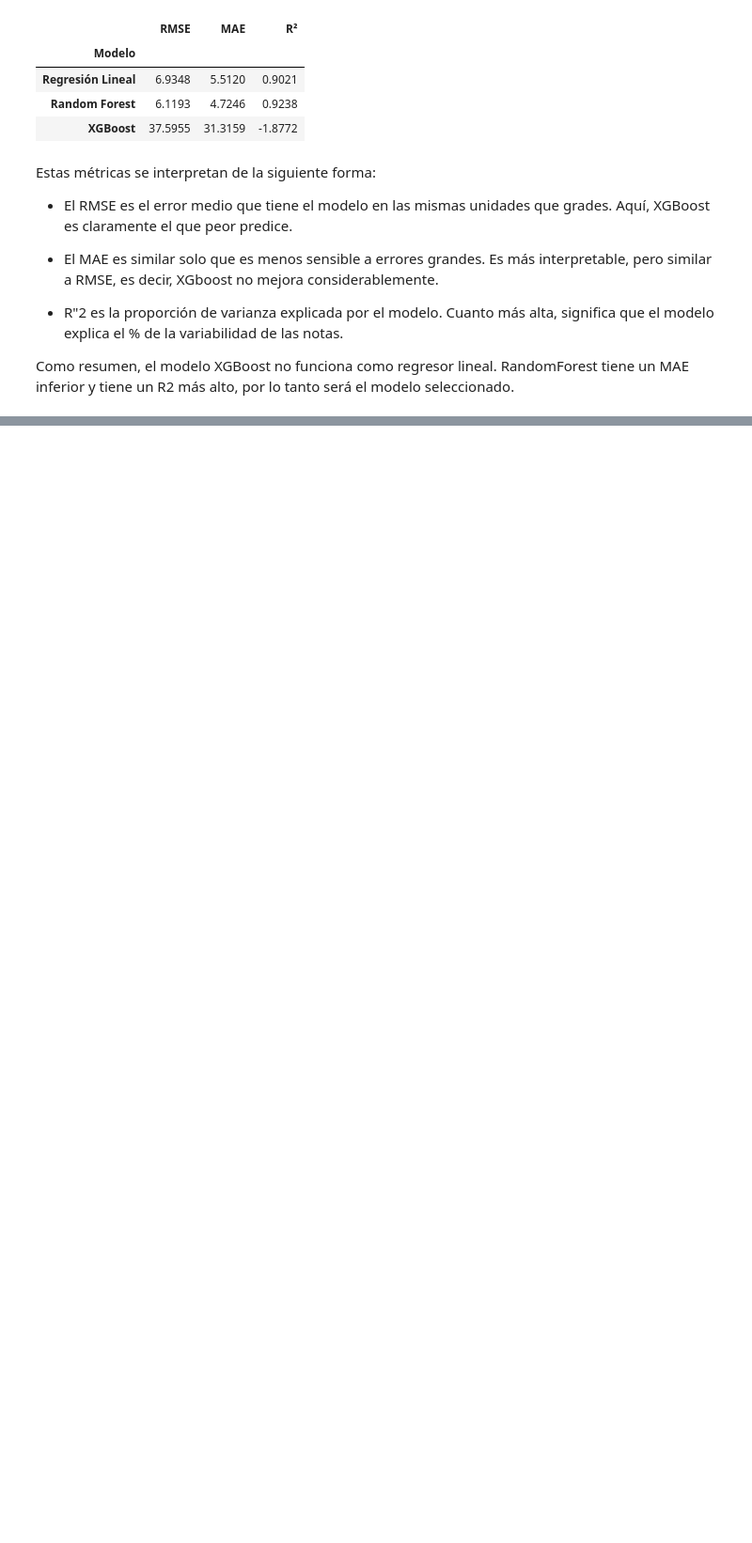
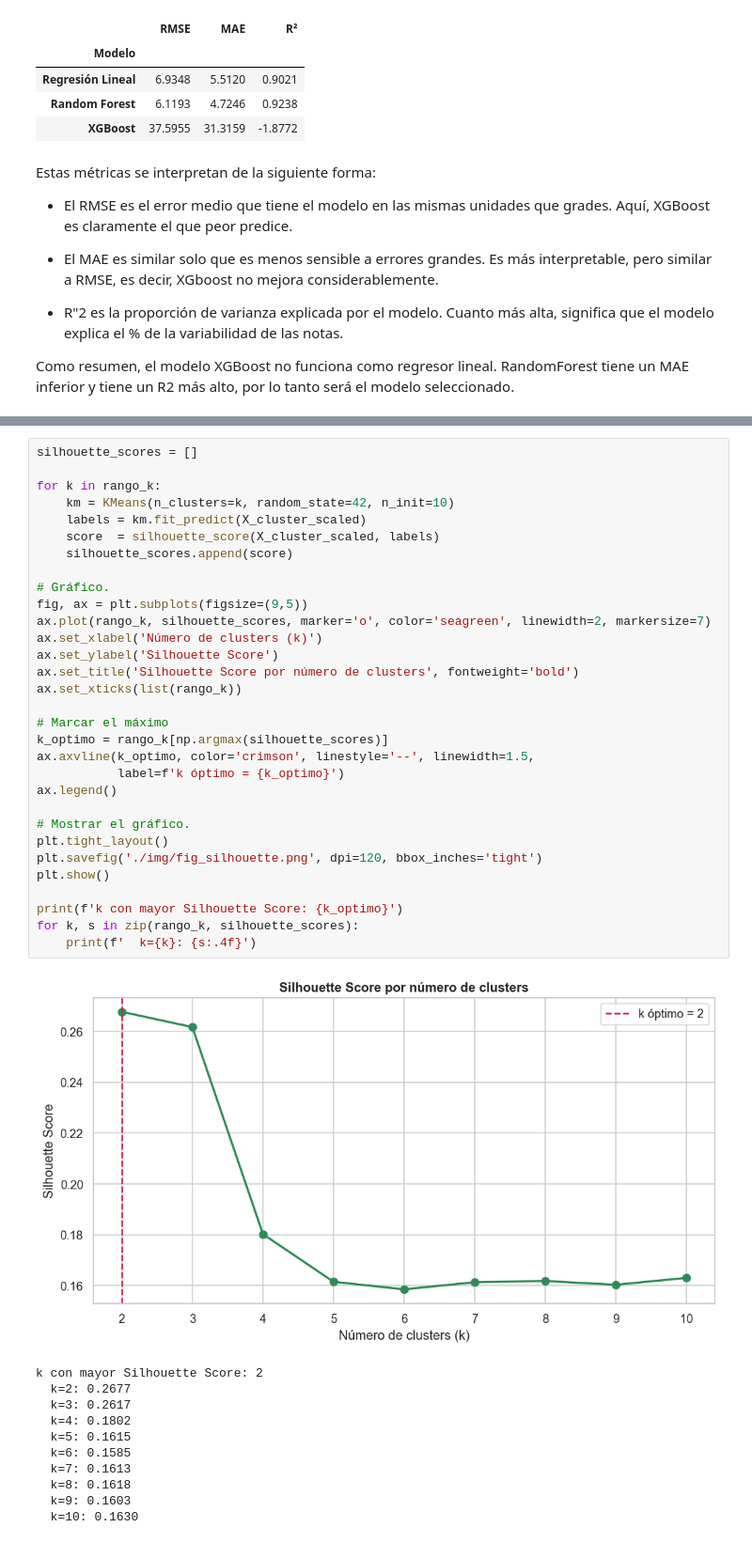
Before and after one commit to alegonzjur/GamingAcademicPerformance, a Jupyter notebook: 03_modelo_ml.ipynb, the cells around one changed output, grey strips where cells are left out. Shown at 94% size. Cells and saved outputs as stored; diff of their text form; blank space fills up the shorter version.

```diff
--- a/03_modelo_ml.ipynb
+++ b/03_modelo_ml.ipynb
@@ -432,0 +578,43 @@ Como resumen, el modelo XGBoost no funciona como regresor lineal. RandomForest t
+# %%
+silhouette_scores = []
+
+for k in rango_k:
+    km = KMeans(n_clusters=k, random_state=42, n_init=10)
+    labels = km.fit_predict(X_cluster_scaled)
+    score  = silhouette_score(X_cluster_scaled, labels)
+    silhouette_scores.append(score)
+
+# Gráfico.
+fig, ax = plt.subplots(figsize=(9,5))
+ax.plot(rango_k, silhouette_scores, marker='o', color='seagreen', linewidth=2, markersize=7)
+ax.set_xlabel('Número de clusters (k)')
+ax.set_ylabel('Silhouette Score')
+ax.set_title('Silhouette Score por número de clusters', fontweight='bold')
+ax.set_xticks(list(rango_k))
+
+# Marcar el máximo
+k_optimo = rango_k[np.argmax(silhouette_scores)]
+ax.axvline(k_optimo, color='crimson', linestyle='--', linewidth=1.5,
+           label=f'k óptimo = {k_optimo}')
+ax.legend()
+
+# Mostrar el gráfico.
+plt.tight_layout()
+plt.savefig('./img/fig_silhouette.png', dpi=120, bbox_inches='tight')
+plt.show()
+
+print(f'k con mayor Silhouette Score: {k_optimo}')
+for k, s in zip(rango_k, silhouette_scores):
+    print(f'  k={k}: {s:.4f}')
+# %% [output]
+[figure, added]
+k con mayor Silhouette Score: 2
+  k=2: 0.2677
+  k=3: 0.2617
+  k=4: 0.1802
+  k=5: 0.1615
+  k=6: 0.1585
+  k=7: 0.1613
+  k=8: 0.1618
+  k=9: 0.1603
+  k=10: 0.1630
```
Also changed, not shown: parts of 29 cells of this notebook, 10 other files.
